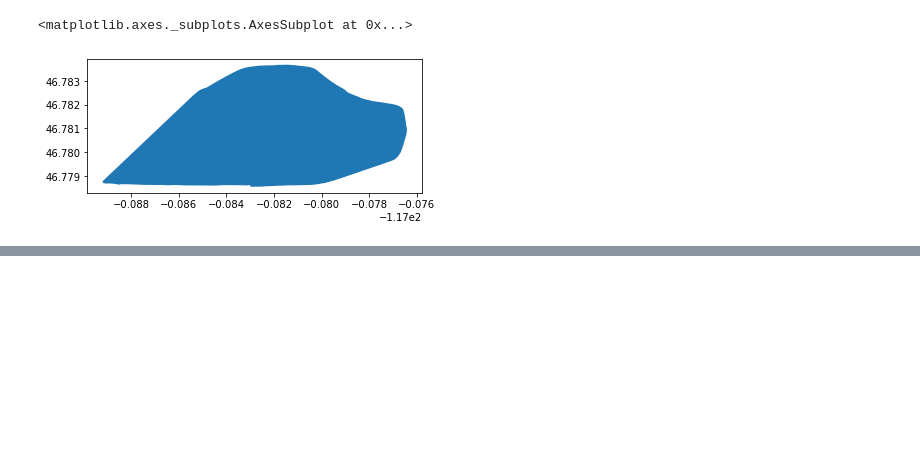
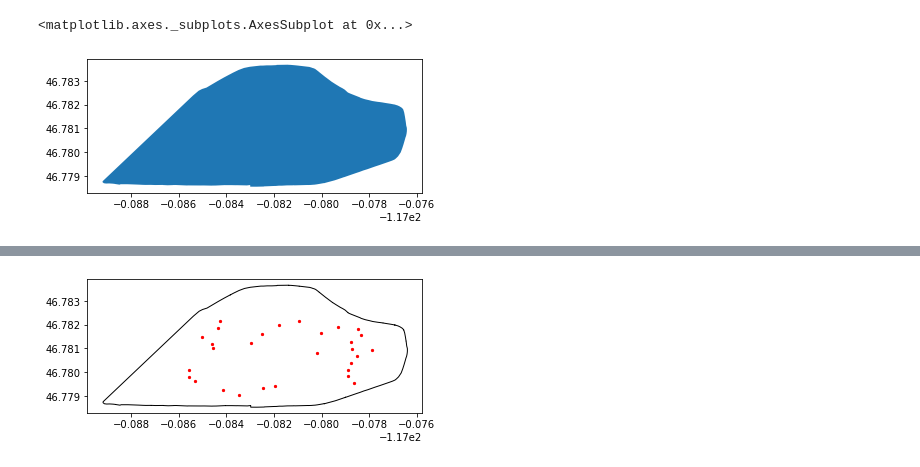
Before and after one commit to cafltar/LtarModelingDssatForCroplands_ChooseGeorefPointsForModeling, a Jupyter notebook: python/notebooks/map_filtered_criteria.ipynb, the cells around one changed output, grey strips where cells are left out. Drawn from its saved outputs; the diff is of its cells as text; code cells hidden in the pictures; blank space fills up the shorter version.

Commit message:
Output dataset based on Dave Huggin's recommendation

```diff
--- a/python/notebooks/map_filtered_criteria.ipynb
+++ b/python/notebooks/map_filtered_criteria.ipynb
@@ -170,0 +124,18 @@ foo.drop(columns=["geometry"]).to_csv("LtarModelingDssatForCroplands_ChooseGeore
+# %%
+# Dave reviewed gdf_TWI_Slope_RYCV and: "Hi Bryan: the following are the points I recommend-I deleted some points from your list where I think the field conditions or operations would mess up values. I also added points to include a transect that crosses from S to N and has varying degree of slope/soil influence—I thought this might be useful to see how well model is doing under different conditions."
+
+df = pd.read_csv(inPath)
+locations_from_dave = [31,53,57,75,83,91,101,117,127,143,169,191,195,205,219,221,229,233,243,251,257,263,267,275,287,289,300,306,308]
+df_out = df[df["ID2"].isin(locations_from_dave)]
+df_out.to_csv("output\LtarModelingDssatForCropLands_ChooseGeorefPointsForModeling_DavesSelection_20200716.csv", index=False)
+
+# Quick plot
+quick_out = gdf[gdf["ID2"].isin(locations_from_dave)]
+fig, ax = plt.subplots()
+
+ax.set_aspect("equal")
+ce_boundary.plot(ax = ax, color = "white", edgecolor="black")
+quick_out.plot(ax=ax, marker = "o", color = "red", markersize = 5)
+plt.show()
+# %% [output]
+[figure, added]
```
Also changed, not shown: parts of 14 cells of this notebook, 3 other files.
